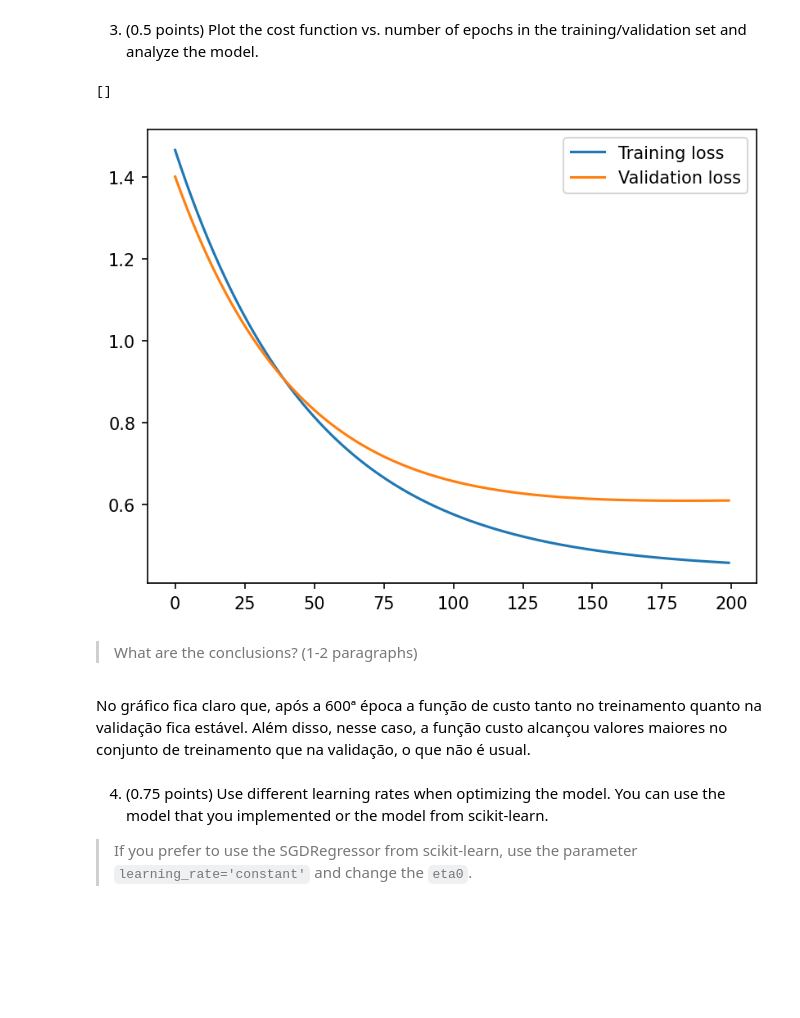
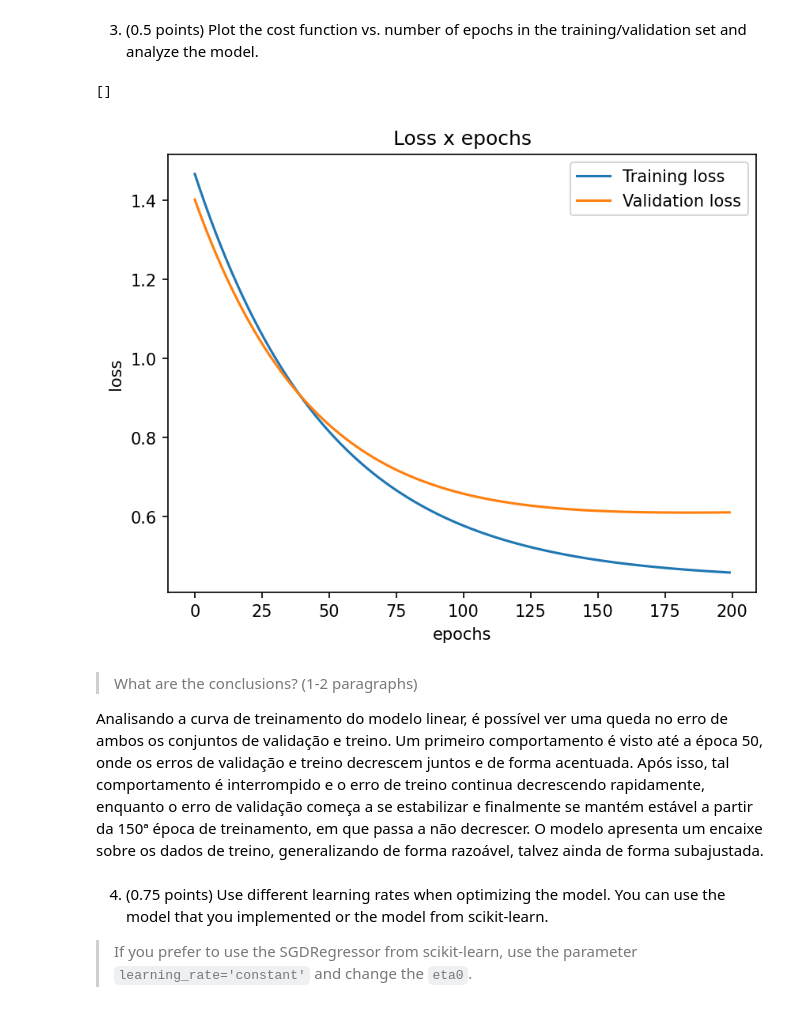
Before and after one commit to DanielGardin/MO444, a Jupyter notebook: T2_Classical_Techniques.ipynb, the cells around one changed output. Drawn from its saved outputs; the diff is of its cells as text; code cells hidden in the pictures; blank space fills up the shorter version.

```diff
--- a/T2_Classical_Techniques.ipynb
+++ b/T2_Classical_Techniques.ipynb
@@ -229,11 +229,14 @@ class LinearRegression:
     def predict(self, X):
         return X @ self.weights
 
-    def fit(self, X, y, *validation_tuple, batch_size=None, summary=True):
+    def fit(self, X, y, *validation_tuple, batch_size=None, summary=True, patience=-1):
         n_iter = 0
 
         n_samples, n_features = X.shape
         n_output = y.shape[1] if len(y.shape) > 1 else 1
+
+        stopper = 0
+        best_error = np.inf
 
         history  = []
         val_hist = []
@@ -272,7 +275,7 @@ class LinearRegression:
 
                 loss += np.sum(error**2)/(2*batch_current_size)
 
-            history.append(loss/n_batches)
+                history.append(loss/n_batches)
 
             n_iter += 1
 
@@ -283,11 +286,25 @@ class LinearRegression:
                 error = (X_val @ self.weights) - y_val
 
                 loss = np.sum(error**2)/(2*y_val.shape[0])
-
                 val_hist.append(loss)
 
                 if summary:
                     print(" "*10, f"Validation loss {loss : .5f}")
+
+                if patience > 0:
+                    if loss <= best_error:
+                        best_weights = self.weights.copy()
+                        stopper = 0
+                        best_error = loss
+
+                    else:
+                        stopper += 1
+
+                    if stopper > patience:
+                        self.weights = best_weights
+                        break
+
+
 
             if summary: print()
 
@@ -350,0 +348,6 @@ Epoch 200: Training loss    0.45755
+# %%
+X_train_bias = np.hstack([np.ones((X_train.shape[0], 1)), X_train])
+X_val_bias   = np.hstack([np.ones((X_val.shape[0], 1)), X_val])
+
+lin = LinearRegression(0.01, max_iter=200)
+history, val_history = lin.fit(X_train_bias, y_train, X_val_bias, y_val)
@@ -388,19 +411,21 @@ Ao implementar nosso modelo e comparar o MSE com o do modelo nativo ao Sklearn,
 # %%
 fig, ax = plt.subplots(dpi=150)
 
 ax.plot(history, label="Training loss")
 ax.plot(val_history, label="Validation loss")
-
+ax.set_title("Loss x epochs")
+ax.set_xlabel("epochs")
+ax.set_ylabel("loss")
 ax.legend()
 
 plt.plot()
 # %% [output]
 []
-[figure, old version]
+[figure, new version]
-# %% [markdown]
-> What are the conclusions? (1-2 paragraphs)
-# %% [markdown]
-No gráfico fica claro que, após a 600ª época a função de custo tanto no treinamento quanto na validação fica estável. Além disso, nesse caso, a função custo alcançou valores maiores no conjunto de treinamento que na validação, o que não é usual.
+# %% [markdown]
+> What are the conclusions? (1-2 paragraphs)
+
+Analisando a curva de treinamento do modelo linear, é possível ver uma queda no erro de ambos os conjuntos de validação e treino. Um primeiro comportamento é visto até a época 50, onde os erros de validação e treino decrescem juntos e de forma acentuada. Após isso, tal comportamento é interrompido e o erro de treino continua decrescendo rapidamente, enquanto o erro de validação começa a se estabilizar e finalmente se mantém estável a partir da 150ª época de treinamento, em que passa a não decrescer. O modelo apresenta um encaixe sobre os dados de treino, generalizando de forma razoável, talvez ainda de forma subajustada.
 # %% [markdown]
 4. (0.75 points) Use different learning rates when optimizing the model. You can use the model that you implemented or the model from scikit-learn.
 
```
Also changed, not shown: parts of 49 cells of this notebook.
